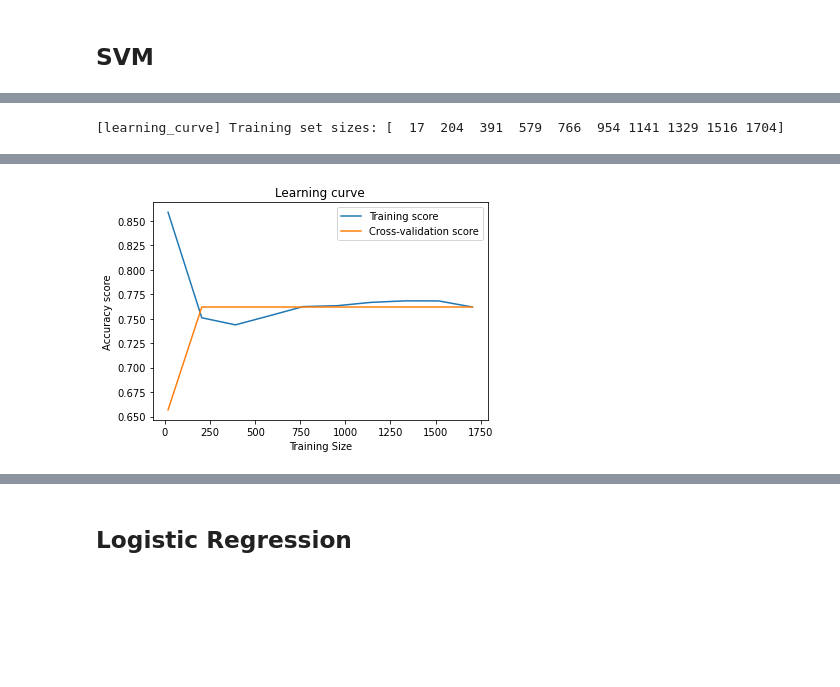
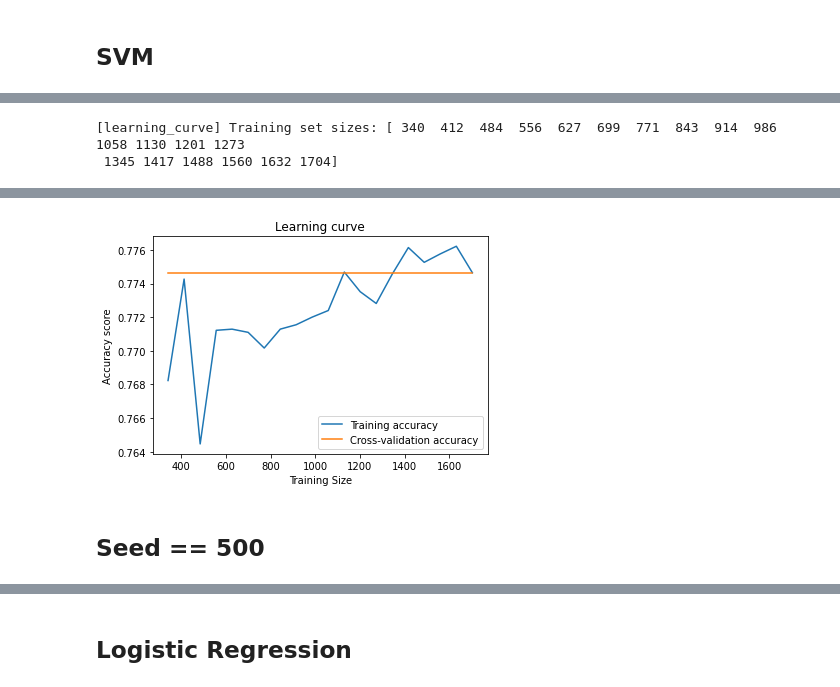
Before and after one commit to tomstark99/COMS30050, a Jupyter notebook: coursework/binary_classification/search_dep_score.ipynb, the cells around one changed output, grey strips where cells are left out. Cells and saved outputs as stored; diff of their text form; code cells hidden in the pictures; blank space fills up the shorter version.

Commit message:
updating graphs

```diff
--- a/coursework/binary_classification/search_dep_score.ipynb
+++ b/coursework/binary_classification/search_dep_score.ipynb
@@ -196,36 +289,29 @@ weighted avg       0.62      0.78      0.69       913
 # %%
-# ------ HERE ------
+plot_model = svm.SVC(kernel='linear', C=0.001, gamma=0.0001)
 
-# plug in suitable hyper-parameters
+train_sizes_seed1234, train_scores_seed1234, val_scores_seed1234 = learning_curve(plot_model,
+                                                                X_train,
+                                                                y_train,
+                                                                cv=5,
+                                                                scoring='accuracy',
+                                                                n_jobs=-1, # 이거 바꾸고 싶으면 바꾸고
+                                                                train_sizes=np.linspace(0.2, 1, 20),
+                                                                verbose=2)
 
 
-# 여기만 바꾸면 된다.
-plot_model = svm.SVC(kernel='linear', C=0.001, gamma=0.0001)
+train_mean_seed1234 = np.mean(train_scores_seed1234, axis = 1)
+train_std_seed1234  = np.std(train_scores_seed1234, axis=1)
+val_mean_seed1234   = np.mean(val_scores_seed1234, axis=1)
+val_std_seed1234    = np.std(val_scores_seed1234, axis=1)
 
-
-train_sizes, train_scores, val_scores = learning_curve(plot_model,
-                                                       X_train,
-                                                       y_train,
-                                                       cv=5,
-                                                       scoring='accuracy',
-                                                       n_jobs=-1, # 이거 바꾸고 싶으면 바꾸고
-                                                       train_sizes=np.linspace(0.01, 1, 10),
-                                                       verbose=2)
-# 여기만 바꾸면 된다.
-
-
-train_mean = np.mean(train_scores, axis = 1)
-train_std = np.std(train_scores, axis=1)
-val_mean = np.mean(val_scores, axis=1)
-val_std = np.std(val_scores, axis=1)
-
-plt.plot(train_sizes, train_mean, label='Training score')
-plt.plot(train_sizes, val_mean, label='Cross-validation score')
-plt.title('Learning curve')
+plt.plot(train_sizes_seed1234, train_mean_seed1234, label='Training accuracy')
+plt.plot(train_sizes_seed1234, val_mean_seed1234,   label='Cross-validation accuracy')
+plt.title ('Learning curve')
 plt.xlabel('Training Size')
 plt.ylabel('Accuracy score')
 plt.legend(loc='best')
 plt.show()
 # %% [output]
-[learning_curve] Training set sizes: [  17  204  391  579  766  954 1141 1329 1516 1704]
+[learning_curve] Training set sizes: [ 340  412  484  556  627  699  771  843  914  986 1058 1130 1201 1273
+ 1345 1417 1488 1560 1632 1704]
 [Parallel(n_jobs=-1)]: Using backend LokyBackend with 4 concurrent workers.
@@ -234 +320,3 @@ plt.show()
-[figure, old version]
+[figure, new version]
+# %% [markdown]
+## Seed == 500
```
Also changed, not shown: parts of 49 cells of this notebook.
